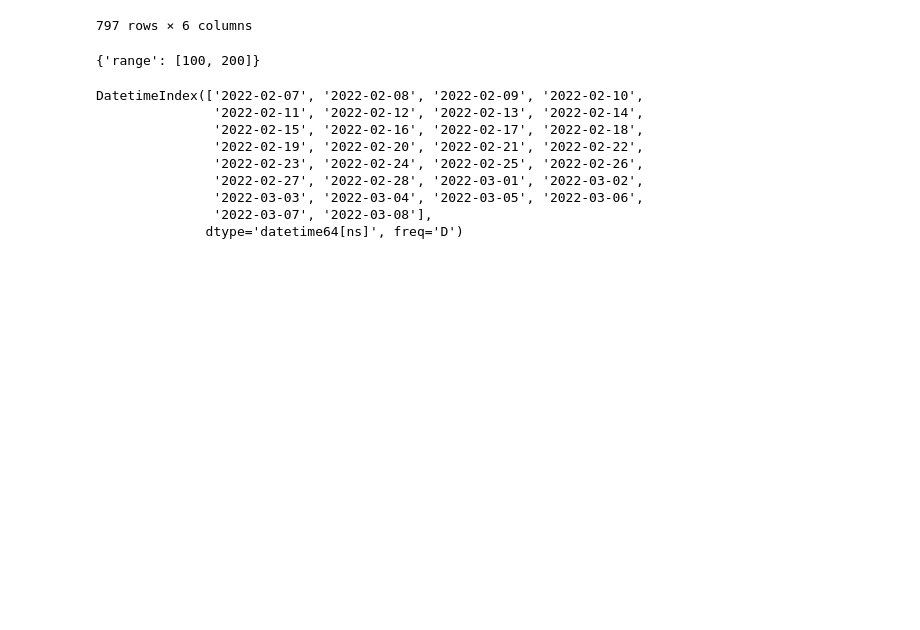
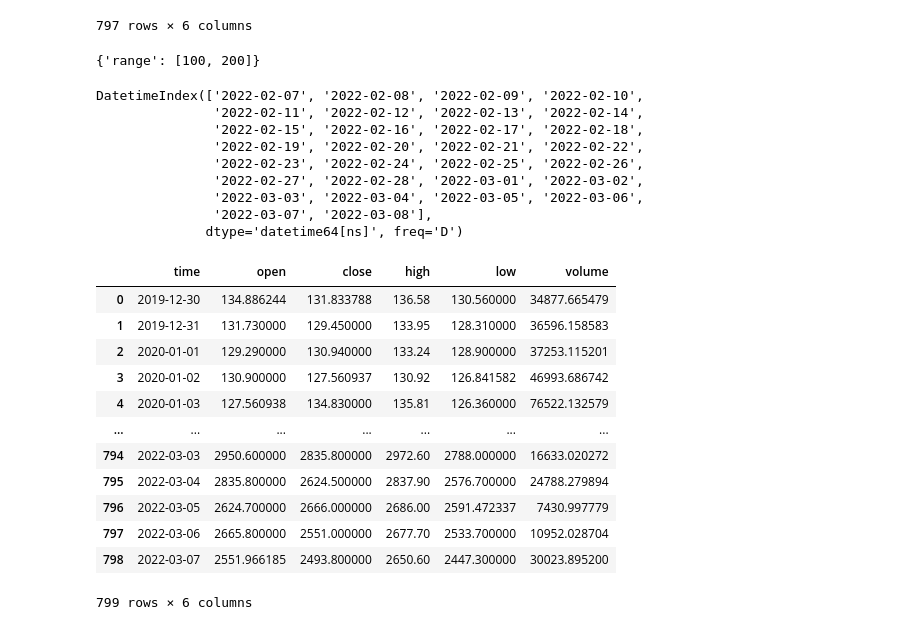
Before and after one commit to lamtrinh259/crypto_backend, a Jupyter notebook: Untitled.ipynb, the cells around one changed output. Saved outputs shown, nothing was run; the diff lists cells and outputs as text; code cells hidden in the pictures; blank space fills up the shorter version.

```diff
--- a/Untitled.ipynb
+++ b/Untitled.ipynb
@@ -42,7 +42,7 @@ import numpy as np
 from datetime import timedelta,datetime
 import urllib.parse
 import requests
-def get_data_from_api(time='1D',currency='BTCUSD',section='hist',frames=10_000,save_locally = True):
+def get_data_from_api(time='1D',currency='BTCUSD',section='hist',frames=800,save_locally = True):
     BASE_URI = "https://api-pub.bitfinex.com"
     '''
     getting the data for the currency in the time difference for the number of frames,
@@ -52,7 +52,7 @@ def get_data_from_api(time='1D',currency='BTCUSD',section='hist',frames=10_000,s
     search_url = urllib.parse.urljoin(BASE_URI,f'/v2/candles/trade:{time}:t{currency}/{section}?limit={frames}')
     response = requests.get(search_url).json()
     if len(response)==frames:
-        df = pd.DataFrame(response[::-1]).set_axis(['time','open','close','high','low','volume'],axis='columns')
+        df = pd.DataFrame(response[::-1]).set_axis(['time','open','close','high','low','volume'],axis='columns').iloc[:-1]
         df.time = pd.to_datetime(df.time,unit = 'ms')
         if save_locally:
             df.to_csv(f'local_data/{currency}_{time}_{str(datetime.now().date())}.csv')
@@ -164,3 +164,19 @@ DatetimeIndex(['2022-02-07', '2022-02-08', '2022-02-09', '2022-02-10',
                '2022-03-03', '2022-03-04', '2022-03-05', '2022-03-06',
                '2022-03-07', '2022-03-08'],
               dtype='datetime64[ns]', freq='D')
+# %%
+get_data_from_api(currency='ETHUSD')
+# %% [output]
+|  | time | open | close | high | low | volume |
+| 0 | 2019-12-30 | 134.886244 | 131.833788 | 136.58 | 130.560000 | 34877.665479 |
+| 1 | 2019-12-31 | 131.730000 | 129.450000 | 133.95 | 128.310000 | 36596.158583 |
+| 2 | 2020-01-01 | 129.290000 | 130.940000 | 133.24 | 128.900000 | 37253.115201 |
+| 3 | 2020-01-02 | 130.900000 | 127.560937 | 130.92 | 126.841582 | 46993.686742 |
+| 4 | 2020-01-03 | 127.560938 | 134.830000 | 135.81 | 126.360000 | 76522.132579 |
+| ... | ... | ... | ... | ... | ... | ... |
+| 794 | 2022-03-03 | 2950.600000 | 2835.800000 | 2972.60 | 2788.000000 | 16633.020272 |
+| 795 | 2022-03-04 | 2835.800000 | 2624.500000 | 2837.90 | 2576.700000 | 24788.279894 |
+| 796 | 2022-03-05 | 2624.700000 | 2666.000000 | 2686.00 | 2591.472337 | 7430.997779 |
+| 797 | 2022-03-06 | 2665.800000 | 2551.000000 | 2677.70 | 2533.700000 | 10952.028704 |
+| 798 | 2022-03-07 | 2551.966185 | 2493.800000 | 2650.60 | 2447.300000 | 30023.895200 |
+799 rows × 6 columns
```
Also changed, not shown: 11 other files.
